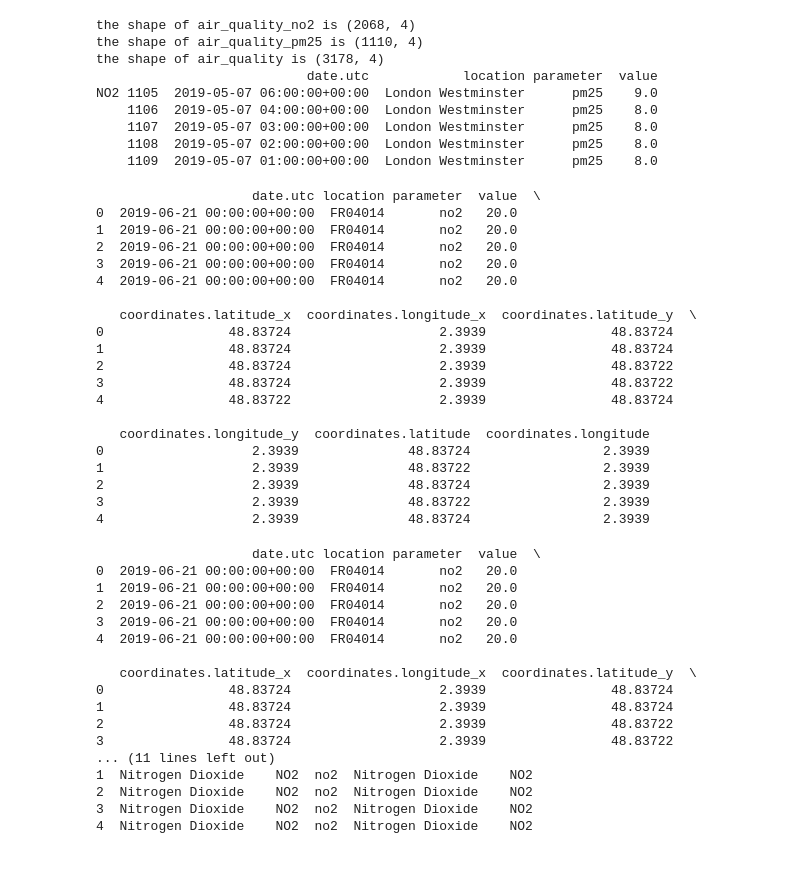
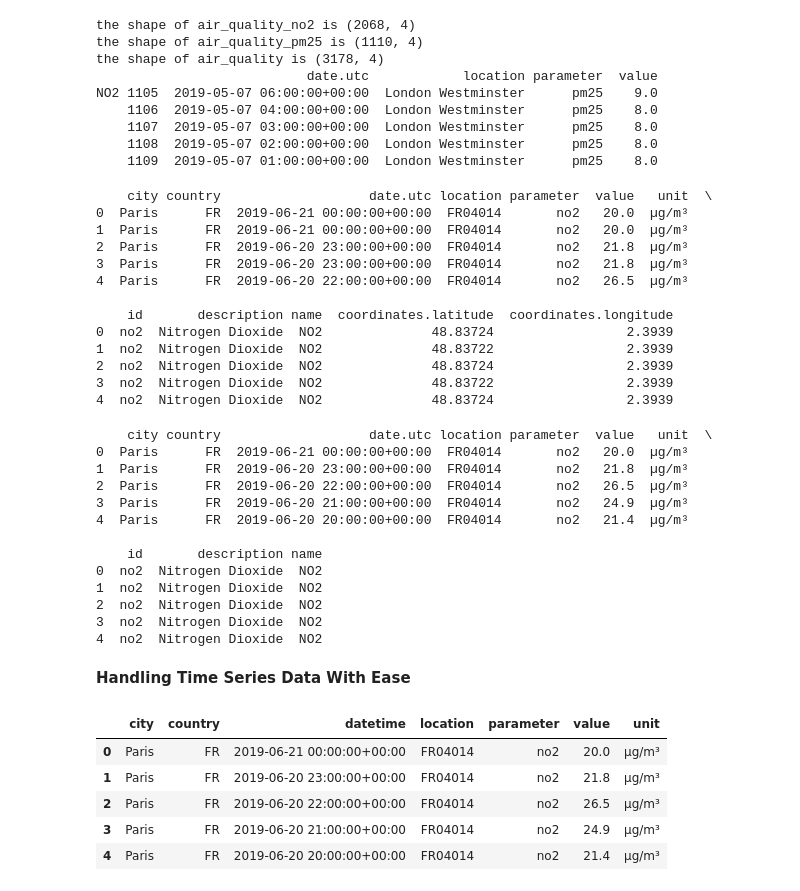
Before and after one commit to Eva088/Pandas, a Jupyter notebook: Pandas.ipynb, the cells around one changed output. Cells and saved outputs as stored; diff of their text form; code cells hidden in the pictures; blank space fills up the shorter version.

Commit message:
Changed paths to relative paths; started work on handling time series data

```diff
--- a/Pandas.ipynb
+++ b/Pandas.ipynb
@@ -459,54 +452,60 @@ NO2 1105  2019-05-07 06:00:00+00:00  London Westminster      pm25    9.0
 
 #dataframes have a common column name
 
-stations_coord = pd.read_csv('/Users/eva/Desktop/Kaggle/Pandas-2/Datasets/air_quality_stations.csv')
+stations_coord = pd.read_csv('Datasets/air_quality_stations.csv')
 air_quality = pd.merge(air_quality, stations_coord, how = 'left', on = 'location')
 
 print(air_quality.head())
 # %% [output]
-                    date.utc location parameter  value  \
-0  2019-06-21 00:00:00+00:00  FR04014       no2   20.0
-1  2019-06-21 00:00:00+00:00  FR04014       no2   20.0
-2  2019-06-21 00:00:00+00:00  FR04014       no2   20.0
-3  2019-06-21 00:00:00+00:00  FR04014       no2   20.0
-4  2019-06-21 00:00:00+00:00  FR04014       no2   20.0
+    city country                   date.utc location parameter  value   unit  \
+0  Paris      FR  2019-06-21 00:00:00+00:00  FR04014       no2   20.0  µg/m³
+1  Paris      FR  2019-06-21 00:00:00+00:00  FR04014       no2   20.0  µg/m³
+2  Paris      FR  2019-06-20 23:00:00+00:00  FR04014       no2   21.8  µg/m³
+3  Paris      FR  2019-06-20 23:00:00+00:00  FR04014       no2   21.8  µg/m³
+4  Paris      FR  2019-06-20 22:00:00+00:00  FR04014       no2   26.5  µg/m³
 
-   coordinates.latitude_x  coordinates.longitude_x  coordinates.latitude_y  \
-0                48.83724                   2.3939                48.83724
-1                48.83724                   2.3939                48.83724
-2                48.83724                   2.3939                48.83722
-3                48.83724                   2.3939                48.83722
-4                48.83722                   2.3939                48.83724
-
-   coordinates.longitude_y  coordinates.latitude  coordinates.longitude
-0                   2.3939              48.83724                 2.3939
-1                   2.3939              48.83722                 2.3939
-2                   2.3939              48.83724                 2.3939
-3                   2.3939              48.83722                 2.3939
-4                   2.3939              48.83724                 2.3939
+    id       description name  coordinates.latitude  coordinates.longitude
+0  no2  Nitrogen Dioxide  NO2              48.83724                 2.3939
+1  no2  Nitrogen Dioxide  NO2              48.83722                 2.3939
+2  no2  Nitrogen Dioxide  NO2              48.83724                 2.3939
+3  no2  Nitrogen Dioxide  NO2              48.83722                 2.3939
+4  no2  Nitrogen Dioxide  NO2              48.83724                 2.3939
 # %%
 #Joining when dataframes do not have a common column name
 
-air_quality_parameters = pd.read_csv('/Users/eva/Desktop/Kaggle/Pandas-2/Datasets/air_quality_parameters.csv')
+air_quality_parameters = pd.read_csv('Datasets/air_quality_parameters.csv')
 
 air_quality = pd.merge(air_quality, air_quality_parameters, how = 'left', left_on = 'parameter', right_on = 'id')
 
 print(air_quality.head())
 # %% [output]
-                    date.utc location parameter  value  \
-0  2019-06-21 00:00:00+00:00  FR04014       no2   20.0
-1  2019-06-21 00:00:00+00:00  FR04014       no2   20.0
-2  2019-06-21 00:00:00+00:00  FR04014       no2   20.0
-3  2019-06-21 00:00:00+00:00  FR04014       no2   20.0
-4  2019-06-21 00:00:00+00:00  FR04014       no2   20.0
+    city country                   date.utc location parameter  value   unit  \
+0  Paris      FR  2019-06-21 00:00:00+00:00  FR04014       no2   20.0  µg/m³
+1  Paris      FR  2019-06-20 23:00:00+00:00  FR04014       no2   21.8  µg/m³
+2  Paris      FR  2019-06-20 22:00:00+00:00  FR04014       no2   26.5  µg/m³
+3  Paris      FR  2019-06-20 21:00:00+00:00  FR04014       no2   24.9  µg/m³
+4  Paris      FR  2019-06-20 20:00:00+00:00  FR04014       no2   21.4  µg/m³
 
-   coordinates.latitude_x  coordinates.longitude_x  coordinates.latitude_y  \
-0                48.83724                   2.3939                48.83724
-1                48.83724                   2.3939                48.83724
-2                48.83724                   2.3939                48.83722
-3                48.83724                   2.3939                48.83722
-... (11 lines left out)
-1  Nitrogen Dioxide    NO2  no2  Nitrogen Dioxide    NO2
-2  Nitrogen Dioxide    NO2  no2  Nitrogen Dioxide    NO2
-3  Nitrogen Dioxide    NO2  no2  Nitrogen Dioxide    NO2
-4  Nitrogen Dioxide    NO2  no2  Nitrogen Dioxide    NO2
+    id       description name
+0  no2  Nitrogen Dioxide  NO2
+1  no2  Nitrogen Dioxide  NO2
+2  no2  Nitrogen Dioxide  NO2
+3  no2  Nitrogen Dioxide  NO2
+4  no2  Nitrogen Dioxide  NO2
+# %% [markdown]
+**Handling Time Series Data With Ease**
+# %%
+#Reading the data and storing it as a dataframe
+
+air_quality = pd.read_csv('Datasets/air_quality_no2_long.csv')
+
+air_quality = air_quality.rename(columns = {'date.utc' : 'datetime'})
+
+air_quality.head()
+# %% [output]
+|  | city | country | datetime | location | parameter | value | unit |
+| 0 | Paris | FR | 2019-06-21 00:00:00+00:00 | FR04014 | no2 | 20.0 | µg/m³ |
+| 1 | Paris | FR | 2019-06-20 23:00:00+00:00 | FR04014 | no2 | 21.8 | µg/m³ |
+| 2 | Paris | FR | 2019-06-20 22:00:00+00:00 | FR04014 | no2 | 26.5 | µg/m³ |
+| 3 | Paris | FR | 2019-06-20 21:00:00+00:00 | FR04014 | no2 | 24.9 | µg/m³ |
+| 4 | Paris | FR | 2019-06-20 20:00:00+00:00 | FR04014 | no2 | 21.4 | µg/m³ |
```
Also changed, not shown: parts of 5 cells of this notebook.
